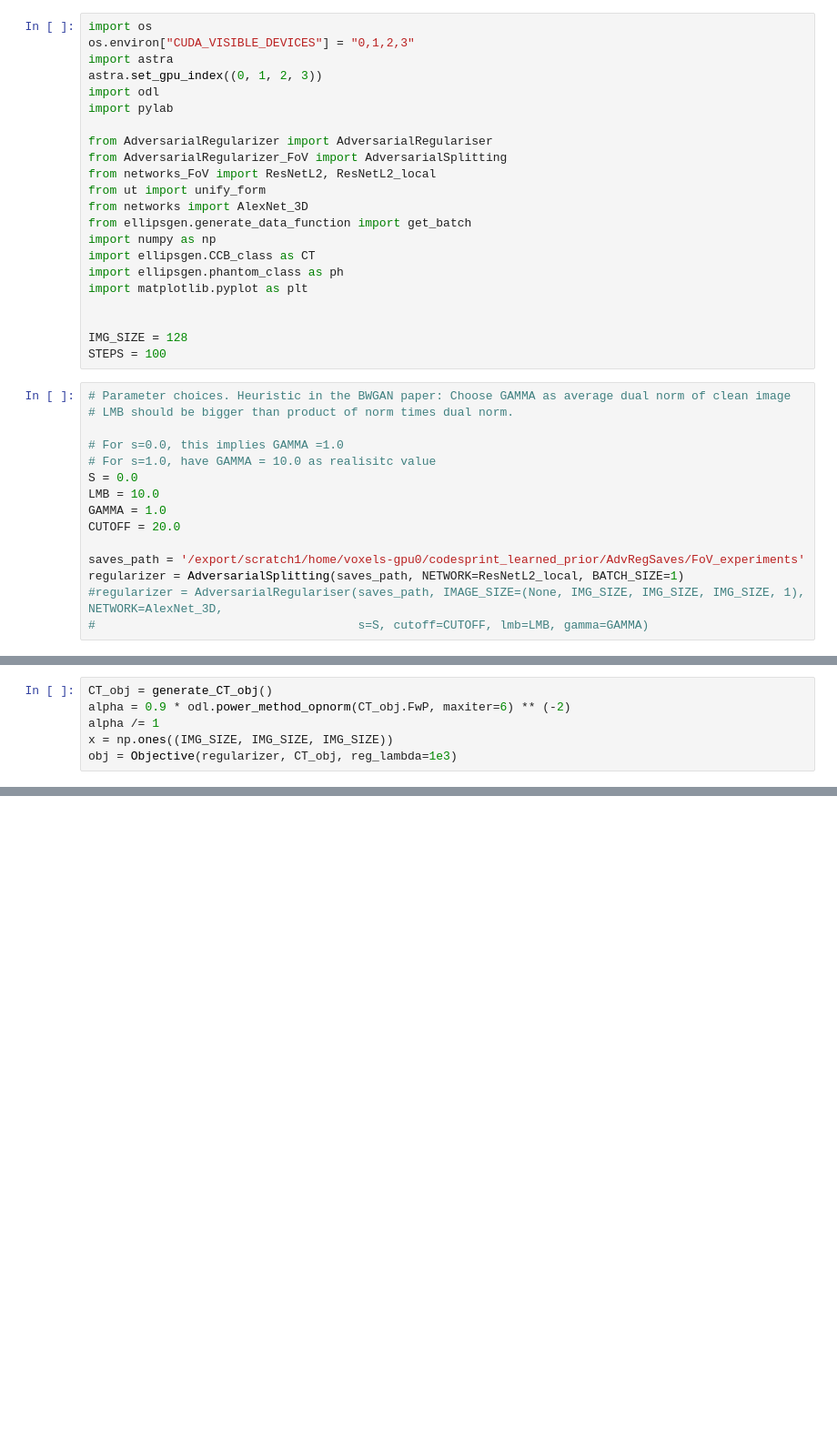
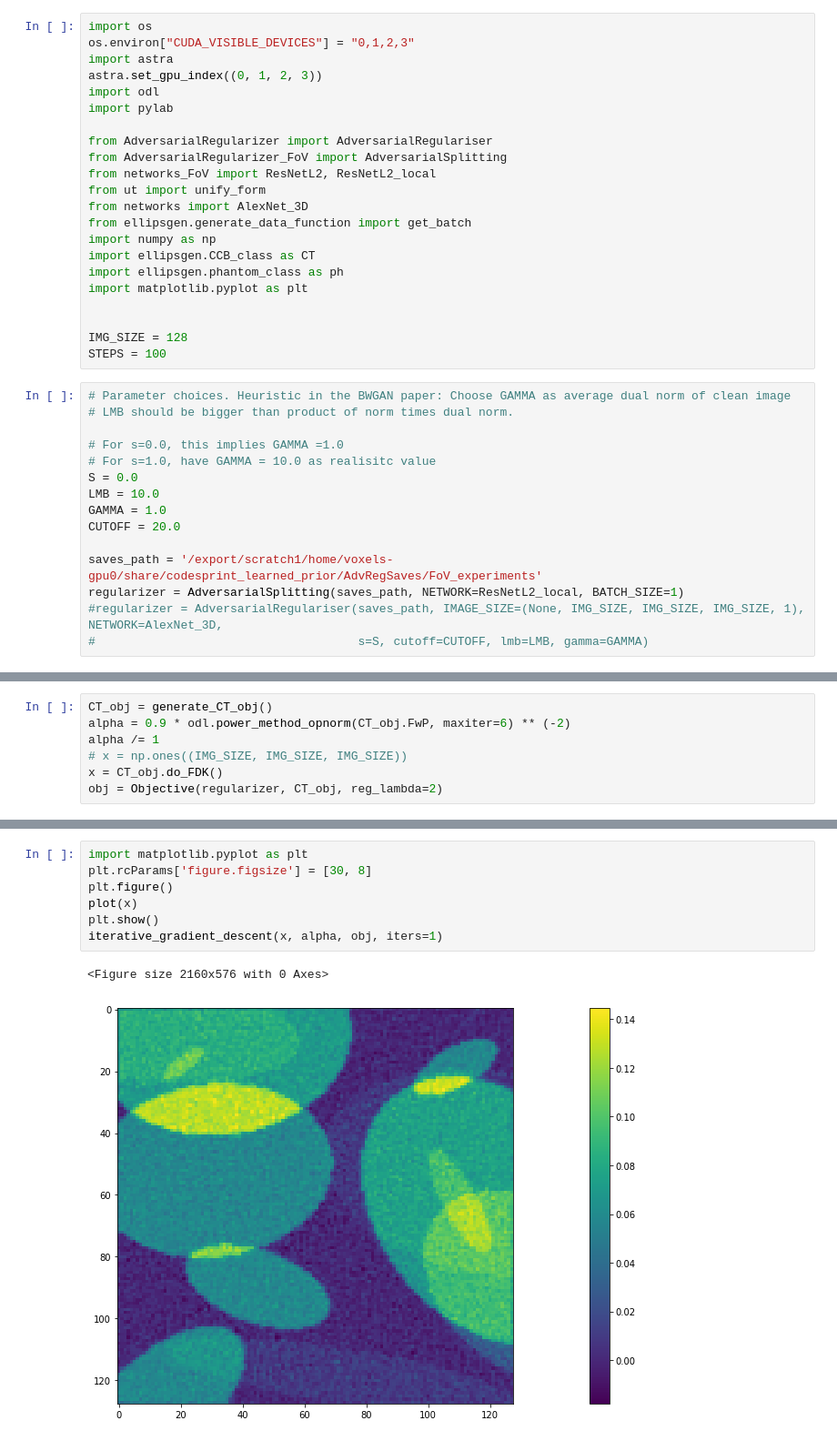
Before and after one commit to lunz-s/CodeSprint, a Jupyter notebook: NaiveVariationalSolver.ipynb, the cells around one changed output, grey strips where cells are left out. Shown at 91% size. Saved outputs shown, nothing was run; the diff lists cells and outputs as text; blank space fills up the shorter version.

```diff
--- a/NaiveVariationalSolver.ipynb
+++ b/NaiveVariationalSolver.ipynb
@@ -31,7 +31,7 @@ LMB = 10.0
 GAMMA = 1.0
 CUTOFF = 20.0
 
-saves_path = '/export/scratch1/home/voxels-gpu0/codesprint_learned_prior/AdvRegSaves/FoV_experiments'
+saves_path = '/export/scratch1/home/voxels-gpu0/share/codesprint_learned_prior/AdvRegSaves/FoV_experiments'
 regularizer = AdversarialSplitting(saves_path, NETWORK=ResNetL2_local, BATCH_SIZE=1)
 #regularizer = AdversarialRegulariser(saves_path, IMAGE_SIZE=(None, IMG_SIZE, IMG_SIZE, IMG_SIZE, 1), NETWORK=AlexNet_3D,
 #                                     s=S, cutoff=CUTOFF, lmb=LMB, gamma=GAMMA)
@@ -188,5 +235,6 @@ def iterative_gradient_descent(x, alpha, objective: Objective, iters=10):
 CT_obj = generate_CT_obj()
 alpha = 0.9 * odl.power_method_opnorm(CT_obj.FwP, maxiter=6) ** (-2)
 alpha /= 1
-x = np.ones((IMG_SIZE, IMG_SIZE, IMG_SIZE))
-obj = Objective(regularizer, CT_obj, reg_lambda=1e3)
+# x = np.ones((IMG_SIZE, IMG_SIZE, IMG_SIZE))
+x = CT_obj.do_FDK()
+obj = Objective(regularizer, CT_obj, reg_lambda=2)
@@ -208,0 +241,10 @@ iterative_gradient_descent(x, alpha, obj, iters=200)
+# %%
+import matplotlib.pyplot as plt
+plt.rcParams['figure.figsize'] = [30, 8]
+plt.figure()
+plot(x)
+plt.show()
+iterative_gradient_descent(x, alpha, obj, iters=1)
+# %% [output]
+<Figure size 2160x576 with 0 Axes>
+[figure, added]
```
Also changed, not shown: parts of 3 cells of this notebook.
